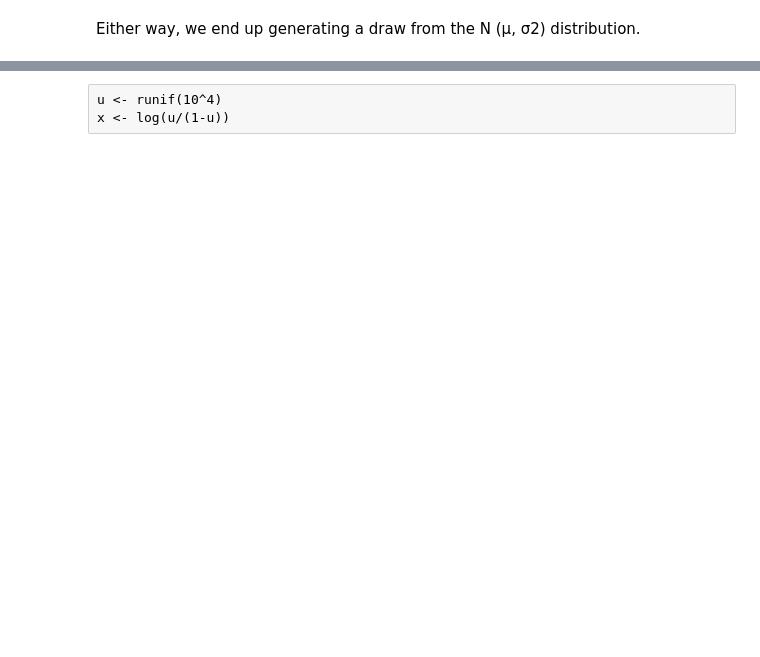
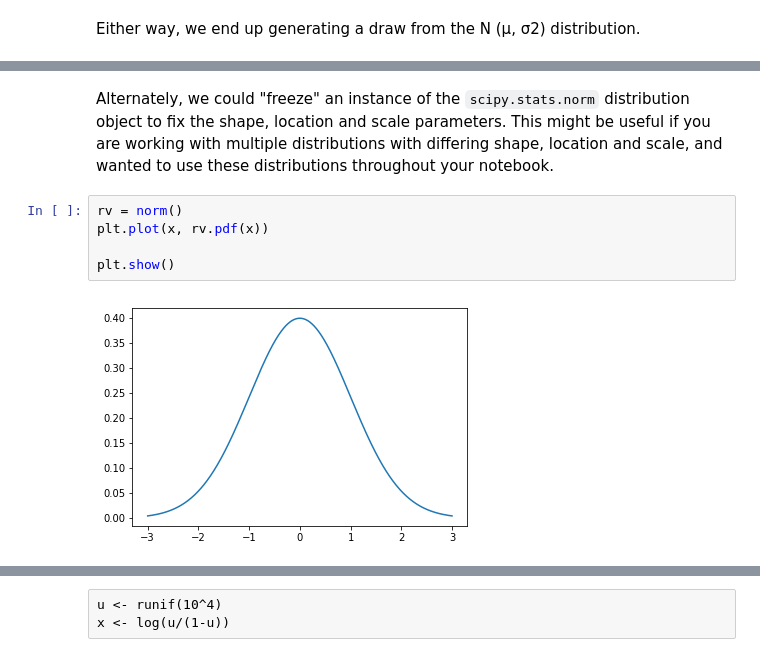
Before and after one commit to buruzaemon/IntroductionToProbabilityPy, a Jupyter notebook: Ch5.ipynb, the cells around one changed output, grey strips where cells are left out. Drawn from its saved outputs; the diff is of its cells as text; blank space fills up the shorter version.

```diff
--- a/Ch5.ipynb
+++ b/Ch5.ipynb
@@ -143,0 +186,9 @@ plot(x,y,type="l",xlab="x",ylab="dnorm(x)",main="Standard Normal PDF")
+# %% [markdown]
+Alternately, we could "freeze" an instance of the `scipy.stats.norm` distribution object to fix the shape, location and scale parameters. This might be useful if you are working with multiple distributions with differing shape, location and scale, and wanted to use these distributions throughout your notebook.
+# %%
+rv = norm()
+plt.plot(x, rv.pdf(x))
+
+plt.show()
+# %% [output]
+[figure, added]
```
Also changed, not shown: parts of 43 cells of this notebook, 1 other file.
